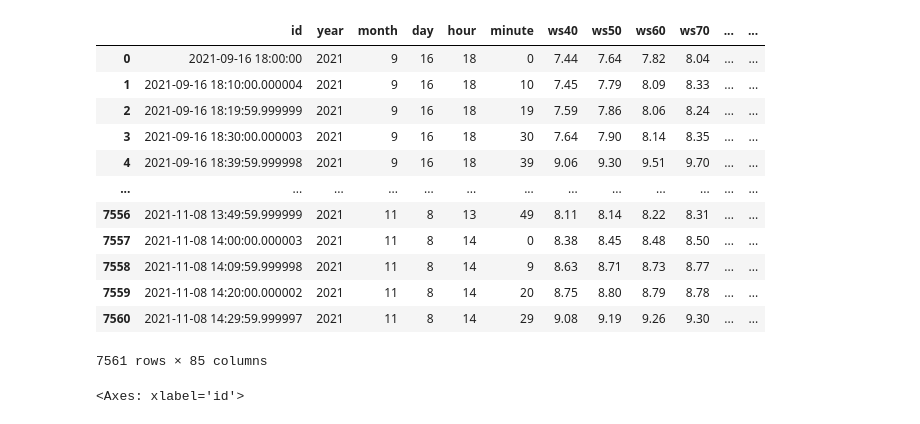
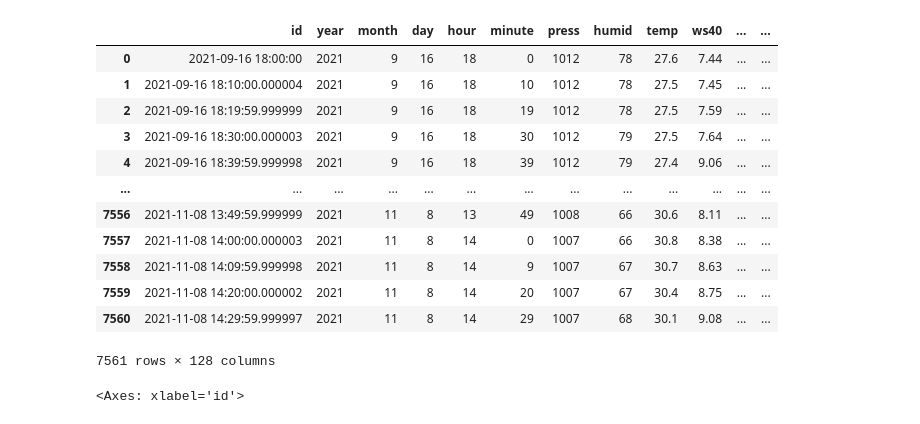
Before and after one commit to Perebati/TFG-Vento-Sul, a Jupyter notebook: LSTM/VentoSulLSTM.ipynb, the cells around one changed output. Drawn from its saved outputs; the diff is of its cells as text; code cells hidden in the pictures.

```diff
--- a/LSTM/VentoSulLSTM.ipynb
+++ b/LSTM/VentoSulLSTM.ipynb
@@ -4,22 +4,22 @@ import os
 import pandas as pd
 import numpy as np
 # %%
-df = pd.read_csv("/dataset.csv")
+df = pd.read_csv("dataset.csv")
 df
 # %% [output]
-|  | id | year | month | day | hour | minute | ws40 | ws50 | ws60 | ws70 | ... | ... |
-| 0 | 2021-09-16 18:00:00 | 2021 | 9 | 16 | 18 | 0 | 7.44 | 7.64 | 7.82 | 8.04 | ... | ... |
-| 1 | 2021-09-16 18:10:00.000004 | 2021 | 9 | 16 | 18 | 10 | 7.45 | 7.79 | 8.09 | 8.33 | ... | ... |
-| 2 | 2021-09-16 18:19:59.999999 | 2021 | 9 | 16 | 18 | 19 | 7.59 | 7.86 | 8.06 | 8.24 | ... | ... |
-| 3 | 2021-09-16 18:30:00.000003 | 2021 | 9 | 16 | 18 | 30 | 7.64 | 7.90 | 8.14 | 8.35 | ... | ... |
-| 4 | 2021-09-16 18:39:59.999998 | 2021 | 9 | 16 | 18 | 39 | 9.06 | 9.30 | 9.51 | 9.70 | ... | ... |
+|  | id | year | month | day | hour | minute | press | humid | temp | ws40 | ... | ... |
+| 0 | 2021-09-16 18:00:00 | 2021 | 9 | 16 | 18 | 0 | 1012 | 78 | 27.6 | 7.44 | ... | ... |
+| 1 | 2021-09-16 18:10:00.000004 | 2021 | 9 | 16 | 18 | 10 | 1012 | 78 | 27.5 | 7.45 | ... | ... |
+| 2 | 2021-09-16 18:19:59.999999 | 2021 | 9 | 16 | 18 | 19 | 1012 | 78 | 27.5 | 7.59 | ... | ... |
+| 3 | 2021-09-16 18:30:00.000003 | 2021 | 9 | 16 | 18 | 30 | 1012 | 79 | 27.5 | 7.64 | ... | ... |
+| 4 | 2021-09-16 18:39:59.999998 | 2021 | 9 | 16 | 18 | 39 | 1012 | 79 | 27.4 | 9.06 | ... | ... |
 | ... | ... | ... | ... | ... | ... | ... | ... | ... | ... | ... | ... | ... |
-| 7556 | 2021-11-08 13:49:59.999999 | 2021 | 11 | 8 | 13 | 49 | 8.11 | 8.14 | 8.22 | 8.31 | ... | ... |
-| 7557 | 2021-11-08 14:00:00.000003 | 2021 | 11 | 8 | 14 | 0 | 8.38 | 8.45 | 8.48 | 8.50 | ... | ... |
-| 7558 | 2021-11-08 14:09:59.999998 | 2021 | 11 | 8 | 14 | 9 | 8.63 | 8.71 | 8.73 | 8.77 | ... | ... |
-| 7559 | 2021-11-08 14:20:00.000002 | 2021 | 11 | 8 | 14 | 20 | 8.75 | 8.80 | 8.79 | 8.78 | ... | ... |
-| 7560 | 2021-11-08 14:29:59.999997 | 2021 | 11 | 8 | 14 | 29 | 9.08 | 9.19 | 9.26 | 9.30 | ... | ... |
+| 7556 | 2021-11-08 13:49:59.999999 | 2021 | 11 | 8 | 13 | 49 | 1008 | 66 | 30.6 | 8.11 | ... | ... |
+| 7557 | 2021-11-08 14:00:00.000003 | 2021 | 11 | 8 | 14 | 0 | 1007 | 66 | 30.8 | 8.38 | ... | ... |
+| 7558 | 2021-11-08 14:09:59.999998 | 2021 | 11 | 8 | 14 | 9 | 1007 | 67 | 30.7 | 8.63 | ... | ... |
+| 7559 | 2021-11-08 14:20:00.000002 | 2021 | 11 | 8 | 14 | 20 | 1007 | 67 | 30.4 | 8.75 | ... | ... |
+| 7560 | 2021-11-08 14:29:59.999997 | 2021 | 11 | 8 | 14 | 29 | 1007 | 68 | 30.1 | 9.08 | ... | ... |
-7561 rows × 85 columns
+7561 rows × 128 columns
 # %%
 df.index = pd.to_datetime(df['id'], errors='ignore')
 df.index = df['id'].apply(lambda x: pd.to_datetime(str(x).split('.')[0], errors='ignore'))
```
Also changed, not shown: parts of 5 cells of this notebook, 2 other files.
